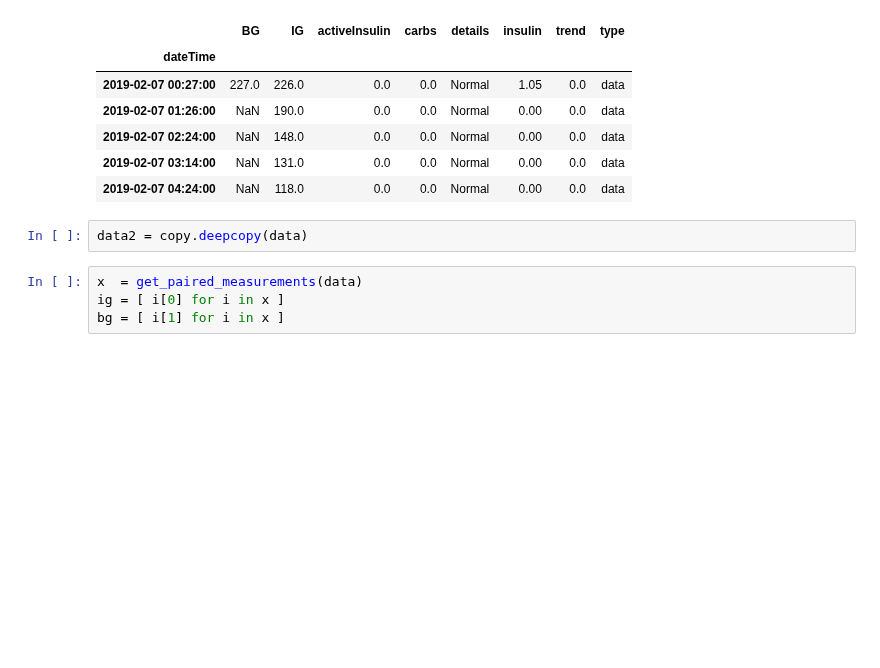
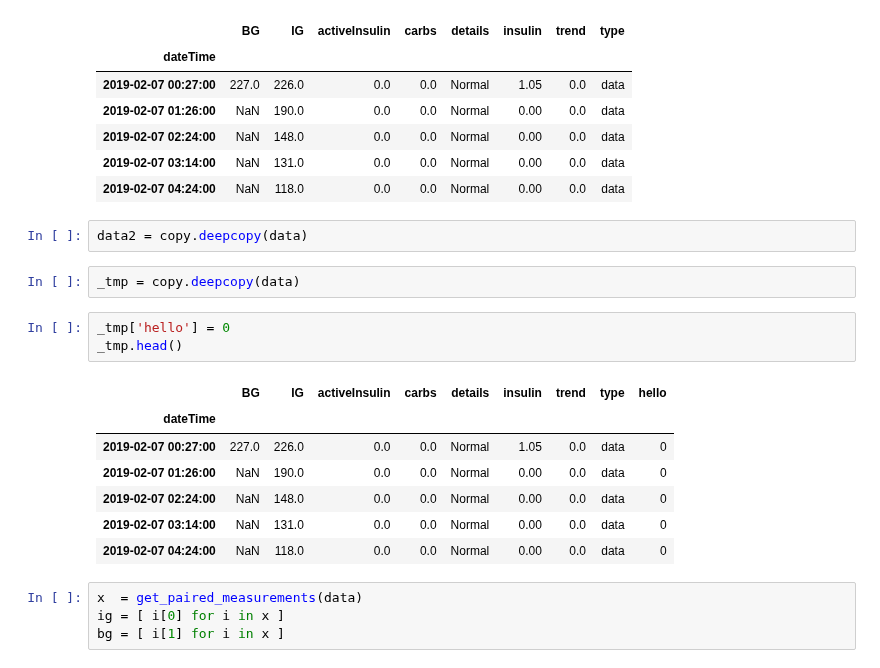
Before and after one commit to gmagannaDevelop/DiabManager, a Jupyter notebook: Parsing.ipynb, the cells around one changed output. Drawn from its saved outputs; the diff is of its cells as text; blank space fills up the shorter version.

```diff
--- a/Parsing.ipynb
+++ b/Parsing.ipynb
@@ -211,6 +238,19 @@ data.head()
 | 2019-02-07 04:24:00 | NaN | 118.0 | 0.0 | 0.0 | Normal | 0.00 | 0.0 | data |
 # %%
 data2 = copy.deepcopy(data)
+# %%
+_tmp = copy.deepcopy(data)
+# %%
+_tmp['hello'] = 0
+_tmp.head()
+# %% [output]
+|  | BG | IG | activeInsulin | carbs | details | insulin | trend | type | hello |
+| dateTime |  |  |  |  |  |  |  |  |  |
+| 2019-02-07 00:27:00 | 227.0 | 226.0 | 0.0 | 0.0 | Normal | 1.05 | 0.0 | data | 0 |
+| 2019-02-07 01:26:00 | NaN | 190.0 | 0.0 | 0.0 | Normal | 0.00 | 0.0 | data | 0 |
+| 2019-02-07 02:24:00 | NaN | 148.0 | 0.0 | 0.0 | Normal | 0.00 | 0.0 | data | 0 |
+| 2019-02-07 03:14:00 | NaN | 131.0 | 0.0 | 0.0 | Normal | 0.00 | 0.0 | data | 0 |
+| 2019-02-07 04:24:00 | NaN | 118.0 | 0.0 | 0.0 | Normal | 0.00 | 0.0 | data | 0 |
 # %%
 x  = get_paired_measurements(data)
 ig = [ i[0] for i in x ]
```
Also changed, not shown: parts of 15 cells of this notebook.
